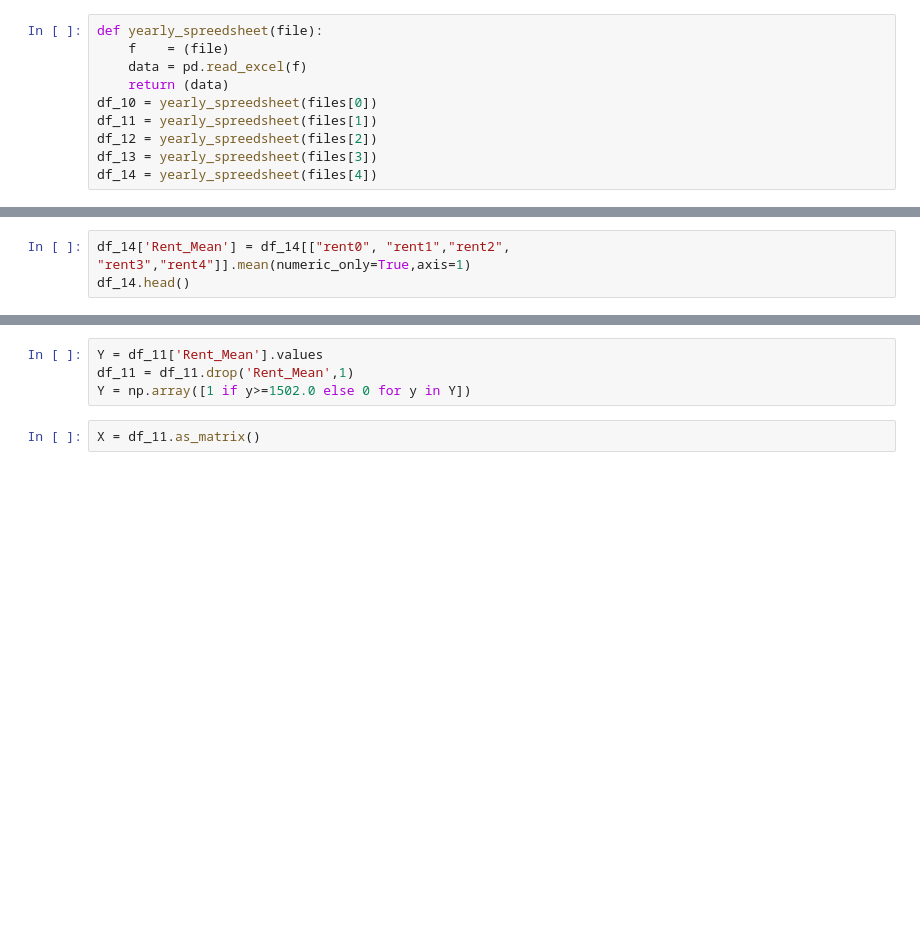
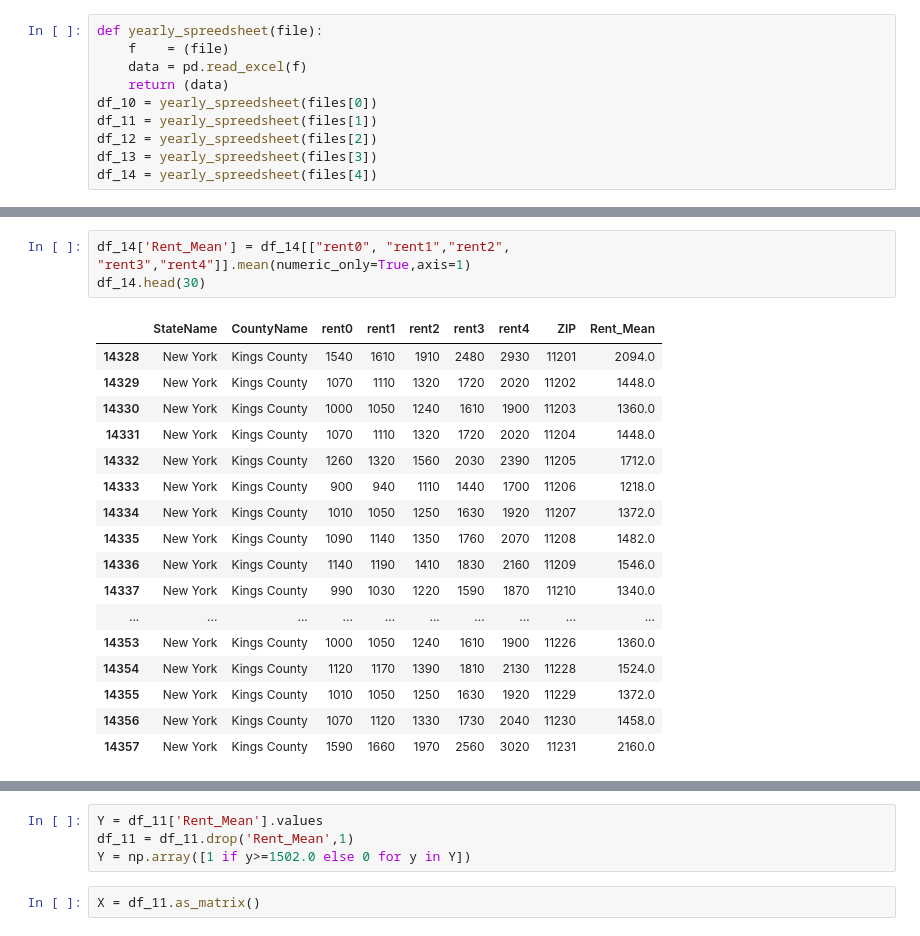
Before and after one commit to cjallow/DataScience-Project, a Jupyter notebook: Rent.ipynb, the cells around one changed output, grey strips where cells are left out. Cells and saved outputs as stored; diff of their text form; blank space fills up the shorter version.

```diff
--- a/Rent.ipynb
+++ b/Rent.ipynb
@@ -88,6 +112,24 @@ df_14.head()
 # %%
 df_14['Rent_Mean'] = df_14[["rent0", "rent1","rent2", "rent3","rent4"]].mean(numeric_only=True,axis=1)
-df_14.head()
+df_14.head(30)
+# %% [output]
+|  | StateName | CountyName | rent0 | rent1 | rent2 | rent3 | rent4 | ZIP | Rent_Mean |
+| 14328 | New York | Kings County | 1540 | 1610 | 1910 | 2480 | 2930 | 11201 | 2094.0 |
+| 14329 | New York | Kings County | 1070 | 1110 | 1320 | 1720 | 2020 | 11202 | 1448.0 |
+| 14330 | New York | Kings County | 1000 | 1050 | 1240 | 1610 | 1900 | 11203 | 1360.0 |
+| 14331 | New York | Kings County | 1070 | 1110 | 1320 | 1720 | 2020 | 11204 | 1448.0 |
+| 14332 | New York | Kings County | 1260 | 1320 | 1560 | 2030 | 2390 | 11205 | 1712.0 |
+| 14333 | New York | Kings County | 900 | 940 | 1110 | 1440 | 1700 | 11206 | 1218.0 |
+| 14334 | New York | Kings County | 1010 | 1050 | 1250 | 1630 | 1920 | 11207 | 1372.0 |
+| 14335 | New York | Kings County | 1090 | 1140 | 1350 | 1760 | 2070 | 11208 | 1482.0 |
+| 14336 | New York | Kings County | 1140 | 1190 | 1410 | 1830 | 2160 | 11209 | 1546.0 |
+| 14337 | New York | Kings County | 990 | 1030 | 1220 | 1590 | 1870 | 11210 | 1340.0 |
+| ... | ... | ... | ... | ... | ... | ... | ... | ... | ... |
+| 14353 | New York | Kings County | 1000 | 1050 | 1240 | 1610 | 1900 | 11226 | 1360.0 |
+| 14354 | New York | Kings County | 1120 | 1170 | 1390 | 1810 | 2130 | 11228 | 1524.0 |
+| 14355 | New York | Kings County | 1010 | 1050 | 1250 | 1630 | 1920 | 11229 | 1372.0 |
+| 14356 | New York | Kings County | 1070 | 1120 | 1330 | 1730 | 2040 | 11230 | 1458.0 |
+| 14357 | New York | Kings County | 1590 | 1660 | 1970 | 2560 | 3020 | 11231 | 2160.0 |
 # %%
 year = 2014
 plt.plot(subplots=True)
```
Also changed, not shown: parts of 16 cells of this notebook.
